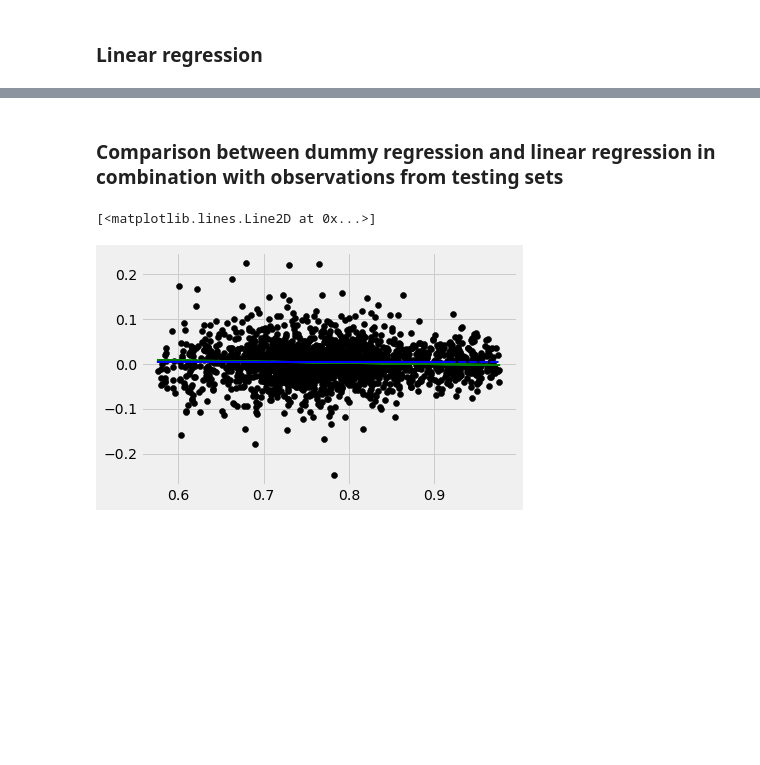
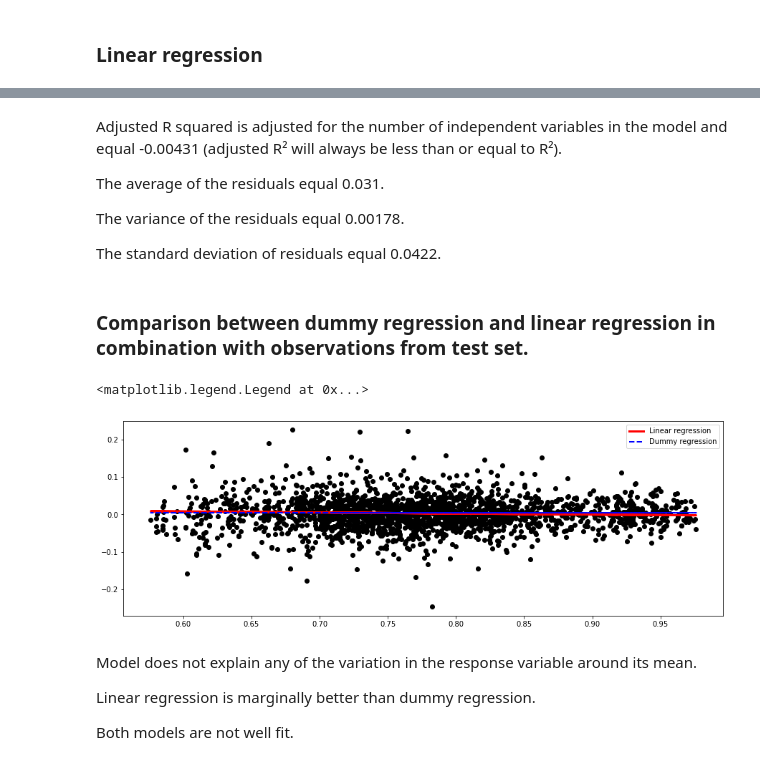
Before and after one commit to Agablue-red/MLClass, a Jupyter notebook: code/regression.ipynb, the cells around one changed output, grey strips where cells are left out. Drawn from its saved outputs; the diff is of its cells as text; code cells hidden in the pictures; blank space fills up the shorter version.

```diff
--- a/code/regression.ipynb
+++ b/code/regression.ipynb
@@ -199,10 +214,26 @@ Median absolute error (linear model): 0.02
+# %% [markdown]
+Adjusted R squared  is adjusted for the number of independent variables in the model and equal -0.00431 (adjusted  R² will always be less than or equal to R²).
+
+The average of the residuals equal 0.031.
+
+The variance of the residuals equal 0.00178.
+
+The standard deviation of residuals equal 0.0422.
 # %% [markdown]
-### Comparison between dummy regression and linear regression in combination with observations from testing sets
+### Comparison between dummy regression and linear regression in combination with observations from test set.
 # %%
+fig, ax=plt.subplots(figsize=(15, 5))
+
 plt.scatter(X_test, y_test,  color='black')
-plt.plot(X_test, y_pred, color='green', linewidth=2)
-plt.plot(X_test, y_pred_dum, color='blue', linestyle = 'dashed',
-        linewidth=2, label = 'dummy')
+plt.plot(X_test, y_pred, color='red', linewidth=3, label='Linear regression')
+plt.plot(X_test, y_pred_dum, color='blue', linestyle = 'dashed', linewidth=2, label = 'Dummy regression')
+ax.legend()
 # %% [output]
-[<matplotlib.lines.Line2D at 0x...>]
+<matplotlib.legend.Legend at 0x...>
-[figure, old version]
+[figure, new version]
+# %% [markdown]
+Model does not explain any of the variation in the response variable around its mean.
+
+Linear regression is marginally better than dummy regression.
+
+Both models are not well fit.
```
Also changed, not shown: parts of 22 cells of this notebook.
